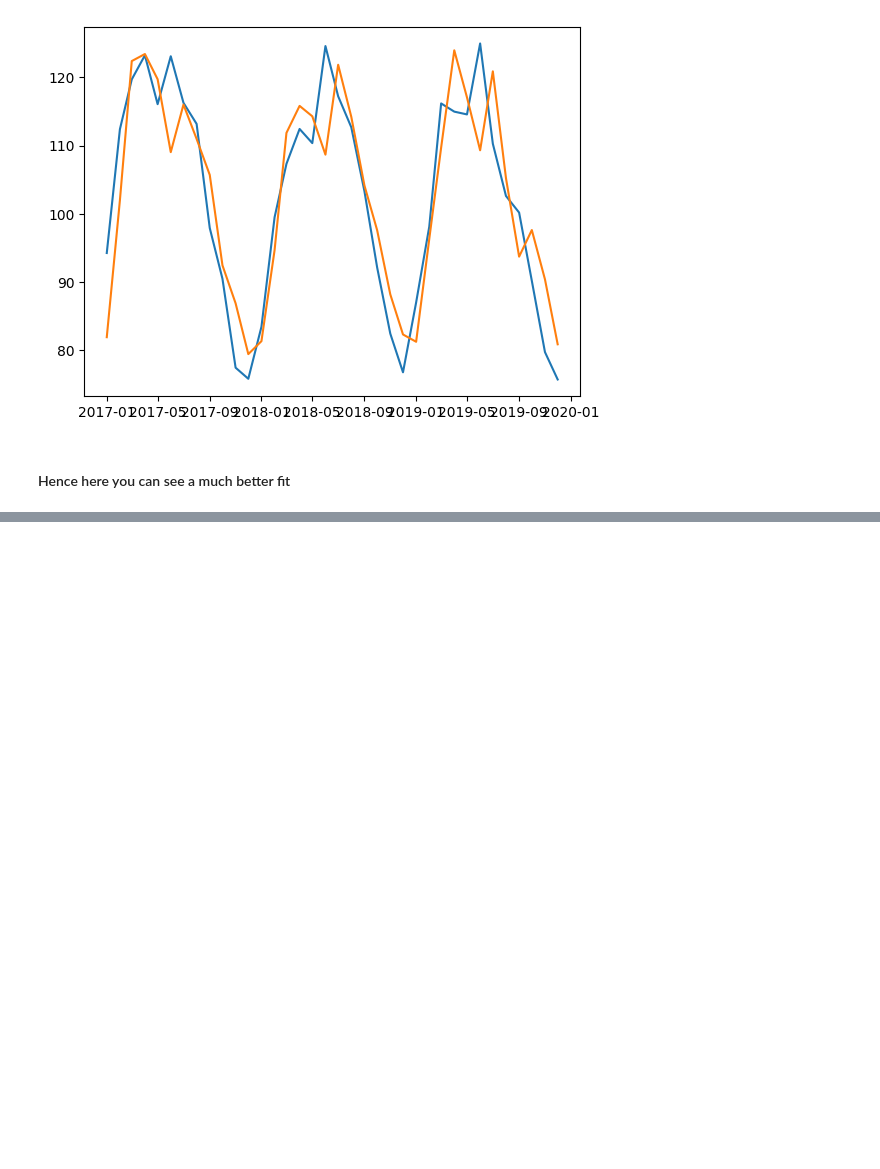
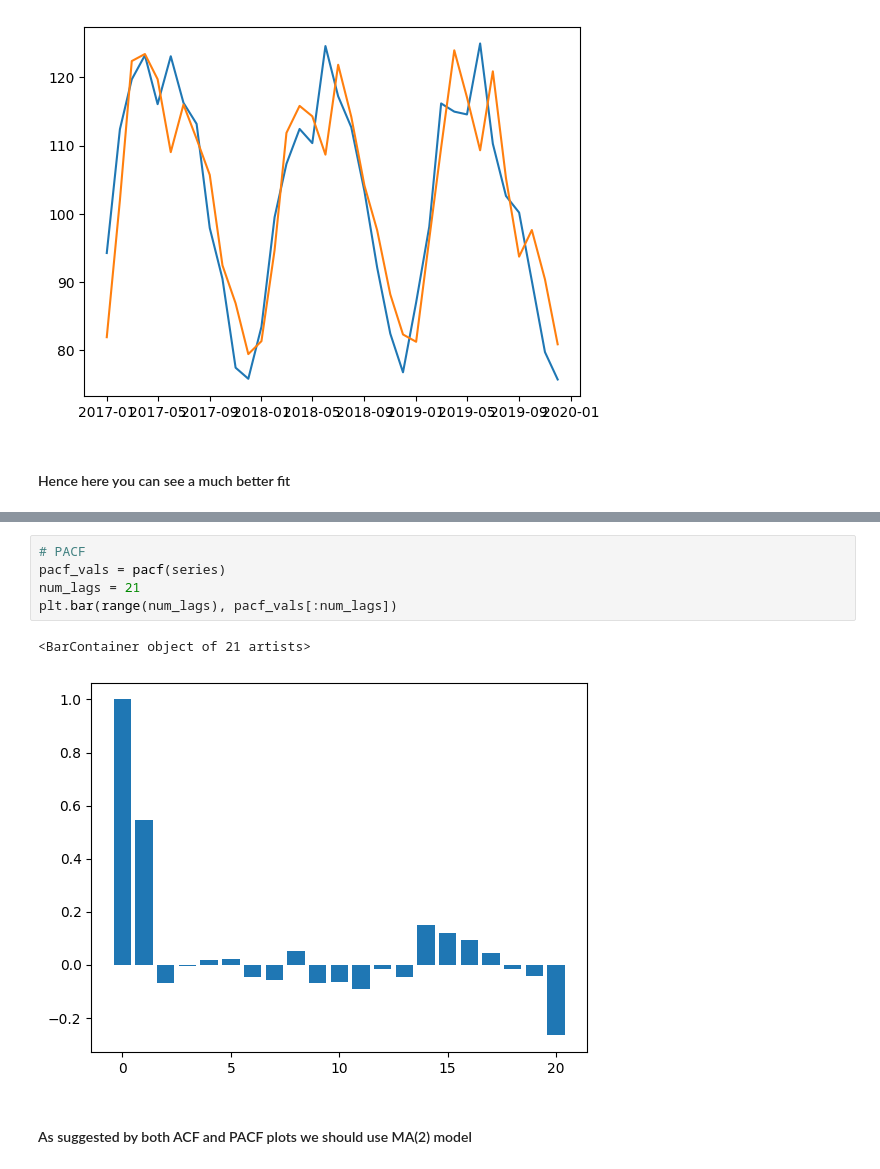
Before and after one commit to crsdvaibhav/notes, a Jupyter notebook: finance/time-series/time-series-1.ipynb, the cells around one changed output, grey strips where cells are left out. Drawn from its saved outputs; the diff is of its cells as text; blank space fills up the shorter version.

```diff
--- a/finance/time-series/time-series-1.ipynb
+++ b/finance/time-series/time-series-1.ipynb
@@ -399,0 +421,10 @@ plt.show()
+# %%
+# PACF
+pacf_vals = pacf(series)
+num_lags = 21
+plt.bar(range(num_lags), pacf_vals[:num_lags])
+# %% [output]
+<BarContainer object of 21 artists>
+[figure, added]
+# %% [markdown]
+#### As suggested by both ACF and PACF plots we should use MA(2) model
```
Also changed, not shown: parts of 40 cells of this notebook, 2 other files.
